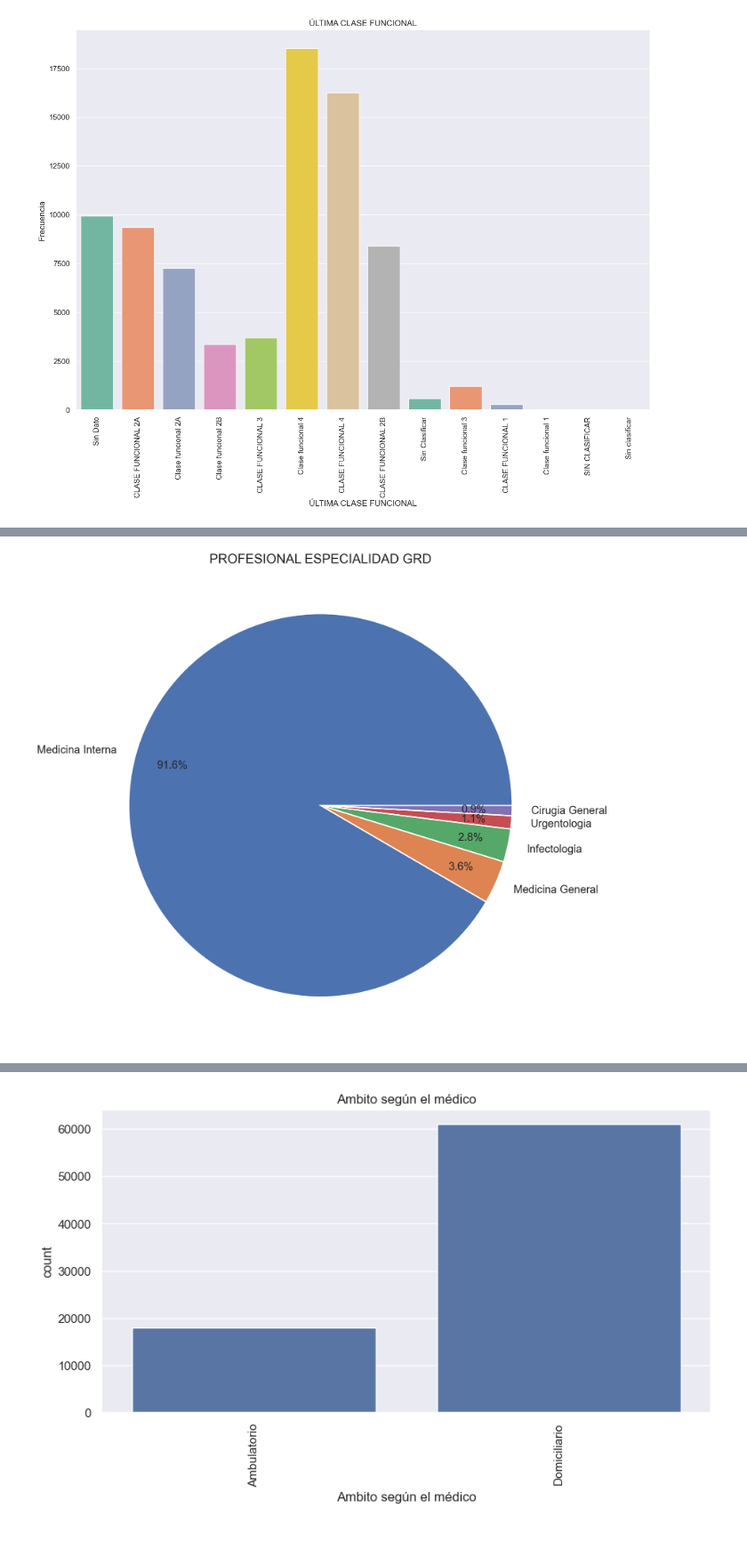
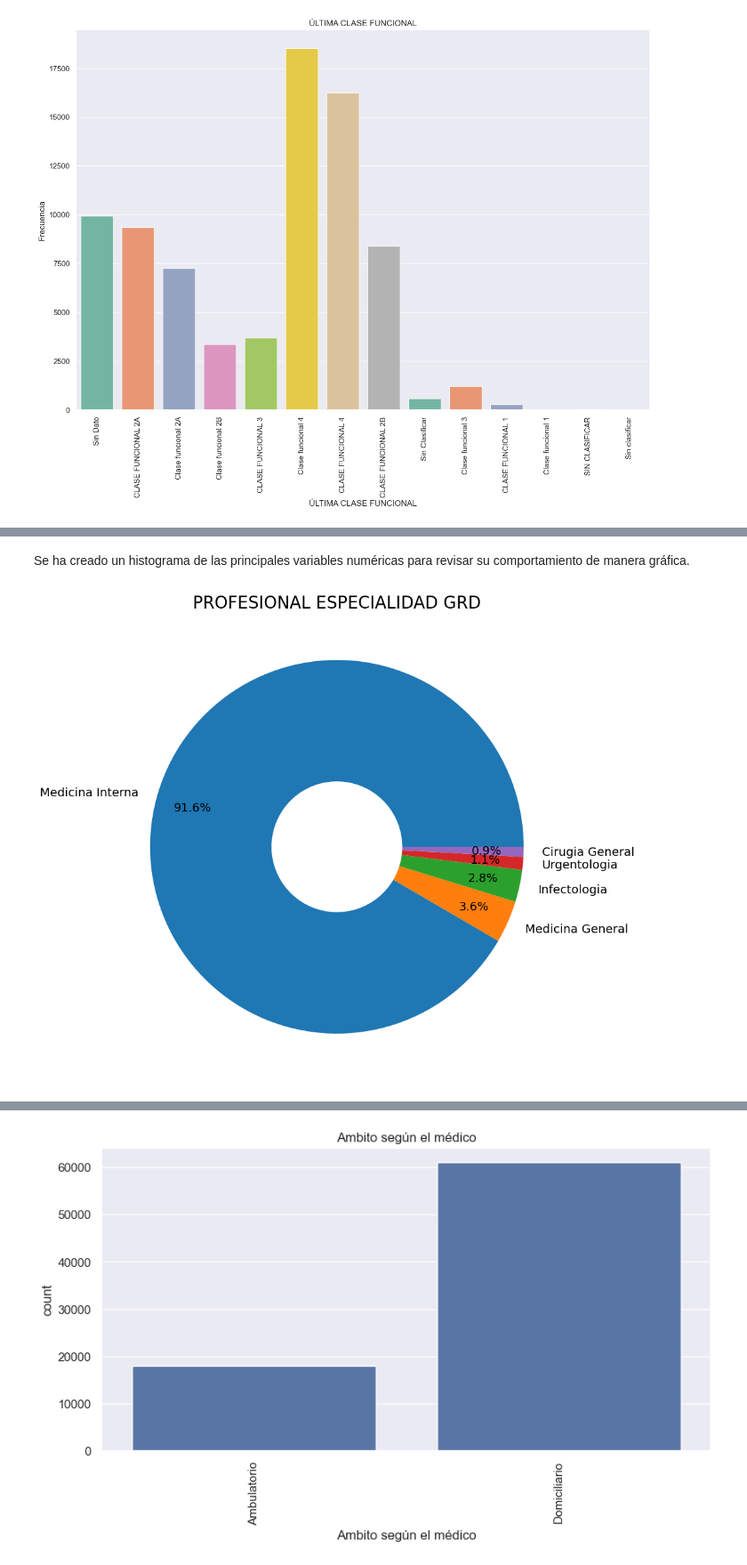
Before and after one commit to andresquinttero/Salud_Grupo4, a Jupyter notebook: analisis.ipynb, the cells around one changed output, grey strips where cells are left out. Shown at 89% size. Drawn from its saved outputs; the diff is of its cells as text; code cells hidden in the pictures; blank space fills up the shorter version.

```diff
--- a/analisis.ipynb
+++ b/analisis.ipynb
@@ -384,8 +394,10 @@ plt.show()
+# %% [markdown]
+Se ha creado un histograma de las principales variables numéricas para revisar su comportamiento de manera gráfica.
 # %%
-#hacer dos diagrama circular tipo dona con PROFESIONAL ESPECIALIDAD GRD de la base de datos df2 pero solo con las primeras 3 variables de la columna
-df2["PROFESIONAL ESPECIALIDAD GRD"].value_counts().head(5).plot(kind="pie",autopct='%1.1f%%',figsize=(20,20),pctdistance=0.8, wedgeprops={'linewidth': 3},textprops={'fontsize': 25})
-plt.title("PROFESIONAL ESPECIALIDAD GRD",fontsize=30)
+#hacer un diagrama circular tipo dona con PROFESIONAL ESPECIALIDAD GRD de la base de datos df2 donde solo muestras las 3 mas repetidas
+df2["PROFESIONAL ESPECIALIDAD GRD"].value_counts().head().plot(kind="pie",autopct='%1.1f%%',figsize=(10,10),pctdistance=0.8, wedgeprops=dict(width=0.65),textprops={'fontsize': 14})
+plt.title("PROFESIONAL ESPECIALIDAD GRD",fontsize=20)
 plt.ylabel("")
 plt.show()
 # %% [output]
-[figure, old version]
+[figure, new version]
```
Also changed, not shown: parts of 17 cells of this notebook.
